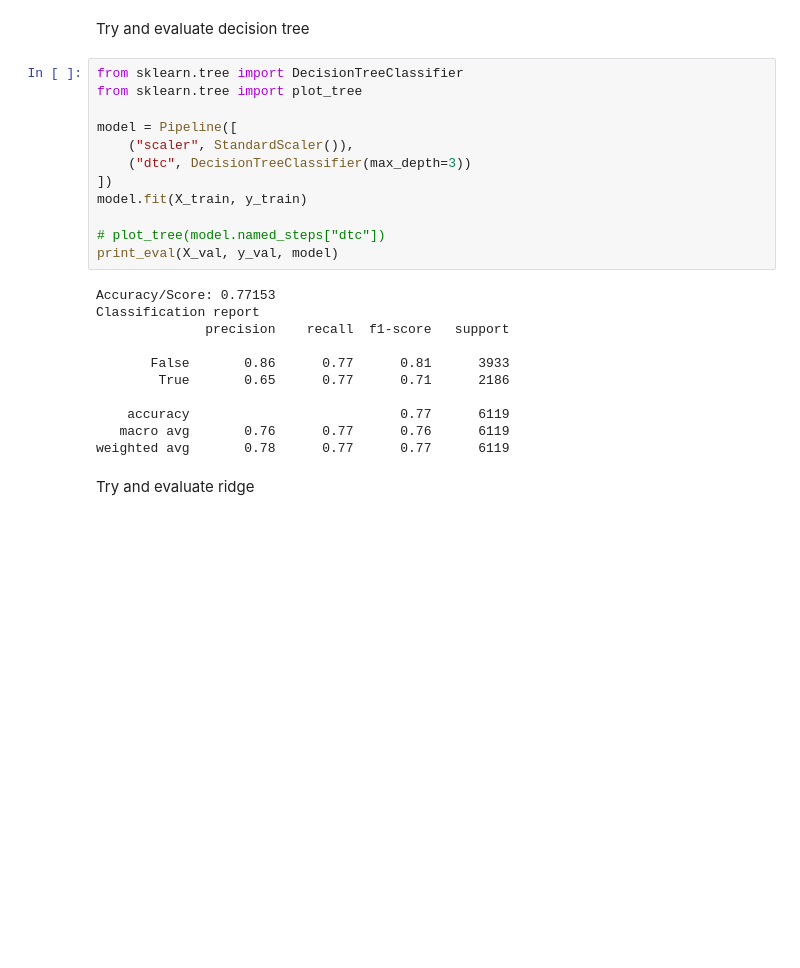
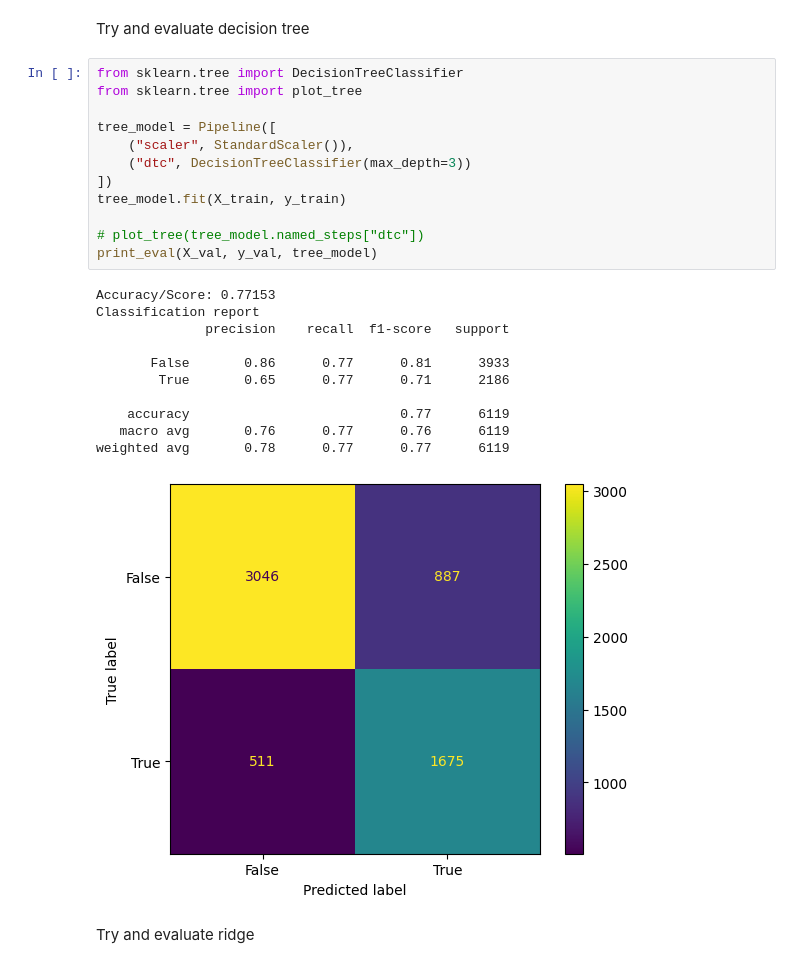
Before and after one commit to MauroPello/mushrooms-classification, a Jupyter notebook: model.ipynb, the cells around one changed output. Saved outputs shown, nothing was run; the diff lists cells and outputs as text; blank space fills up the shorter version.

```diff
--- a/model.ipynb
+++ b/model.ipynb
@@ -82,26 +84,27 @@ Try and evaluate decision tree
 # %%
 from sklearn.tree import DecisionTreeClassifier
 from sklearn.tree import plot_tree
 
-model = Pipeline([
+tree_model = Pipeline([
     ("scaler", StandardScaler()),
     ("dtc", DecisionTreeClassifier(max_depth=3))
 ])
-model.fit(X_train, y_train)
+tree_model.fit(X_train, y_train)
 
-# plot_tree(model.named_steps["dtc"])
-print_eval(X_val, y_val, model)
+# plot_tree(tree_model.named_steps["dtc"])
+print_eval(X_val, y_val, tree_model)
 # %% [output]
 Accuracy/Score: 0.77153
 Classification report
               precision    recall  f1-score   support
 
        False       0.86      0.77      0.81      3933
         True       0.65      0.77      0.71      2186
 
     accuracy                           0.77      6119
    macro avg       0.76      0.77      0.76      6119
 weighted avg       0.78      0.77      0.77      6119
+[figure, added]
 # %% [markdown]
 Try and evaluate ridge
 # %%
```
Also changed, not shown: parts of 11 cells of this notebook.
